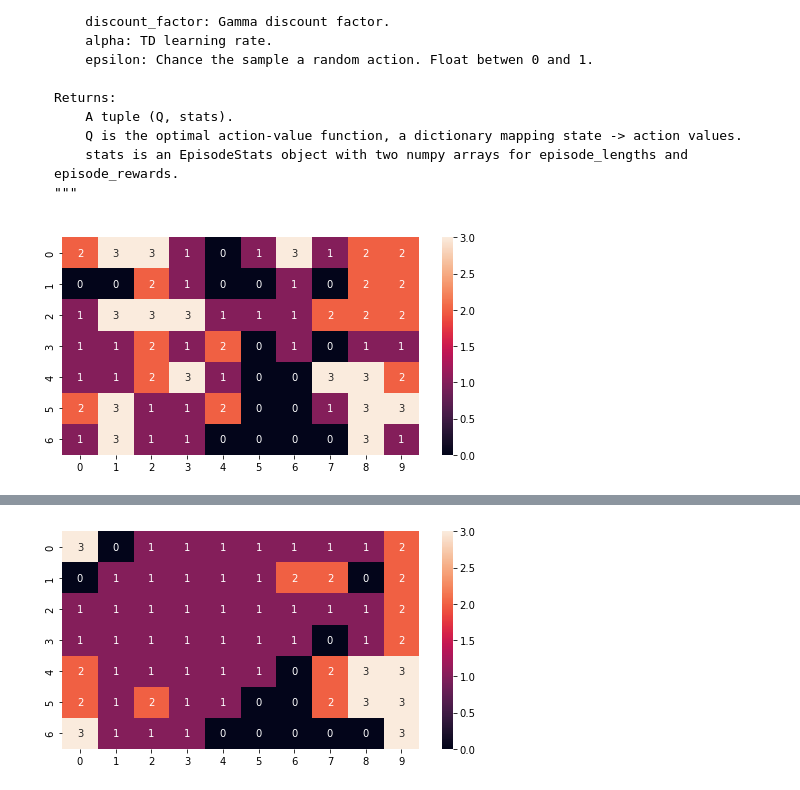
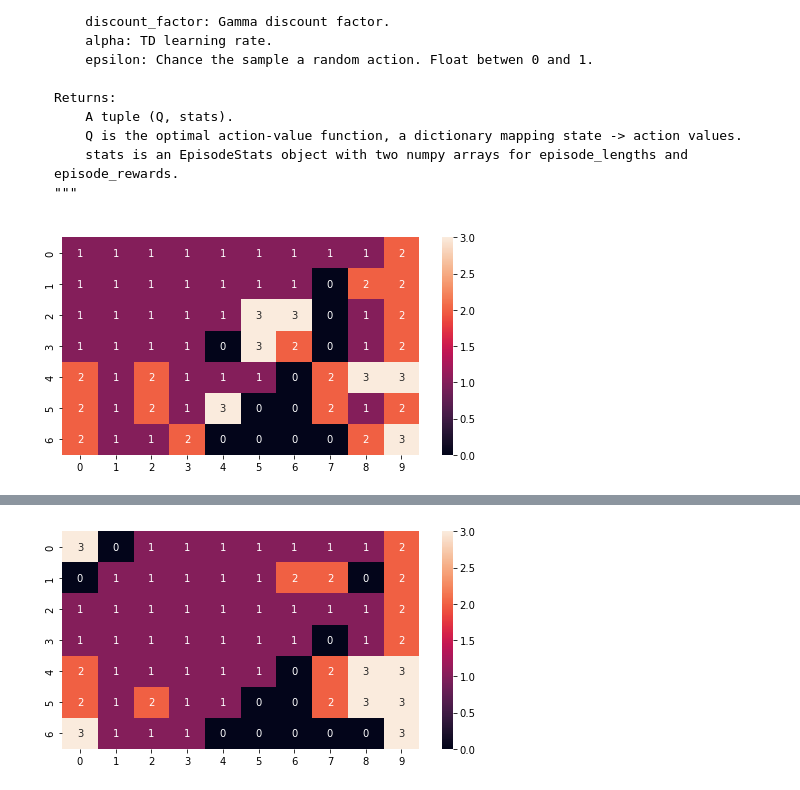
Before and after one commit to franciszero/AIDI-course, a Jupyter notebook: AIDI all solutions/AIDI 1008 Reinforcemence Learning/week5/Sarsa - TD_Control.ipynb, the cells around one changed output, grey strips where cells are left out. Drawn from its saved outputs; the diff is of its cells as text; code cells hidden in the pictures.

```diff
--- a/AIDI all solutions/AIDI 1008 Reinforcemence Learning/week5/Sarsa - TD_Control.ipynb
+++ b/AIDI all solutions/AIDI 1008 Reinforcemence Learning/week5/Sarsa - TD_Control.ipynb
@@ -88,9 +88,8 @@ class Sarsa:
                 self.E[current_state][current_action] += 1
                 # update Q(S,A) with E(S,A)
                 for s in range(70):
-                    for a in range(4):
-                        self.Q[s][a] += self.alpha * td_error * self.E[s][a]
-                        self.E[s][a] += self.gamma * self.lbd * self.E[s][a]
+                    self.Q[s][:] += self.alpha * td_error * self.E[s][:]
+                    self.E[s][:] *= self.gamma * self.lbd
                 if done:
                     break
 #                 pic = self.visualization()
@@ -175,6 +110,6 @@ plt.show()
 # %%
 foo = Sarsa()
-foo.sarsa(10)
+foo.sarsa_lambda(1000)
 foo.visualization()
 # %% [output]
-[figure, old version]
+[figure, new version]
```
Also changed, not shown: parts of 5 cells of this notebook, 19 other files.
